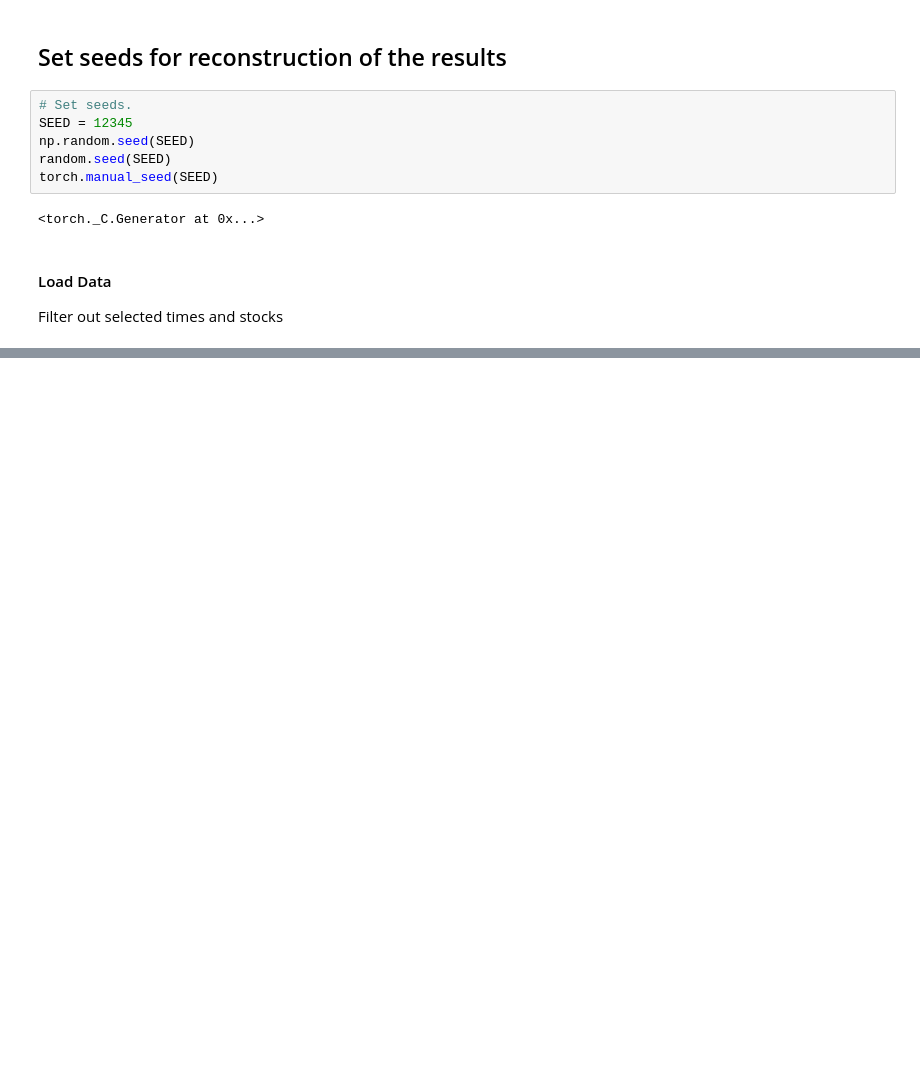
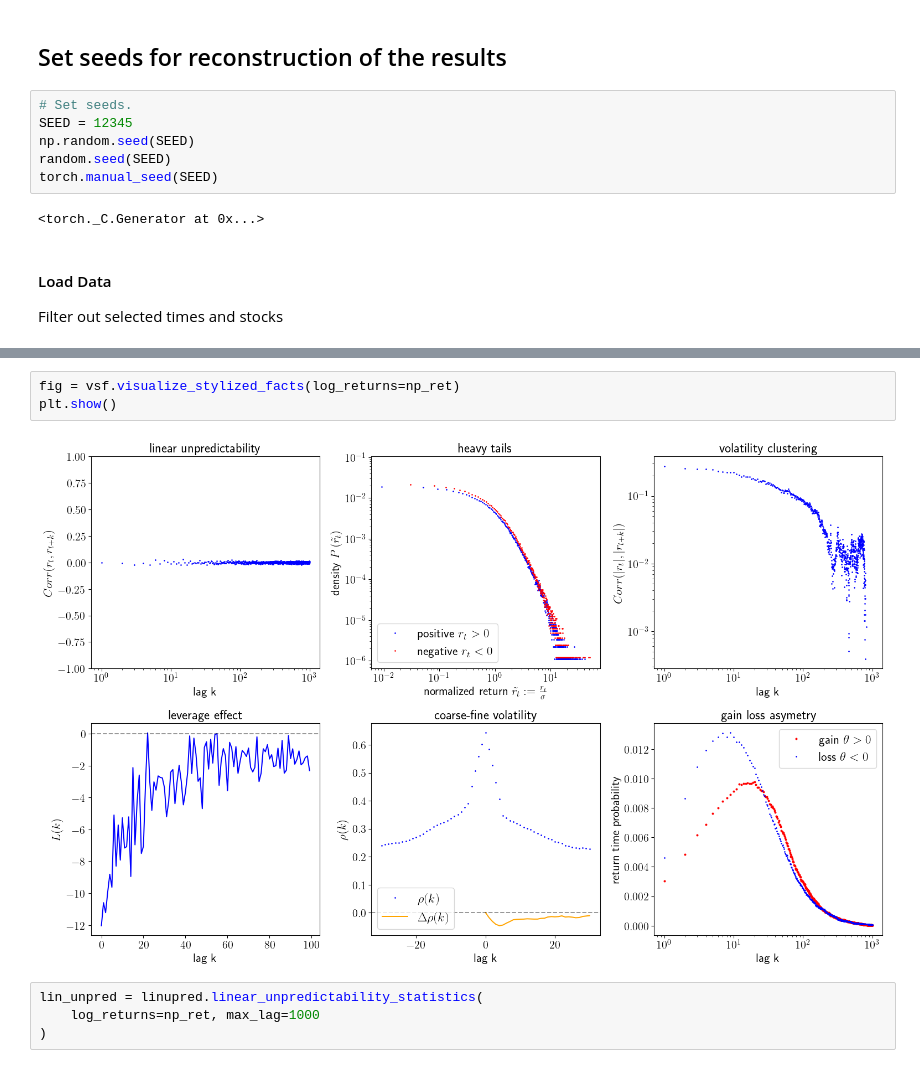
Before and after one commit to ncograf/synthetic_data, a Jupyter notebook: notebooks/stylized_facts.ipynb, the cells around one changed output, grey strips where cells are left out. Cells and saved outputs as stored; diff of their text form; blank space fills up the shorter version.

```diff
--- a/notebooks/stylized_facts.ipynb
+++ b/notebooks/stylized_facts.ipynb
@@ -52,0 +79,9 @@ plt.show()
+# %%
+fig = vsf.visualize_stylized_facts(log_returns=np_ret)
+plt.show()
+# %% [output]
+[figure, added]
+# %%
+lin_unpred = linupred.linear_unpredictability_statistics(
+    log_returns=np_ret, max_lag=1000
+)
```
Also changed, not shown: parts of 12 cells of this notebook, 9 other files.
